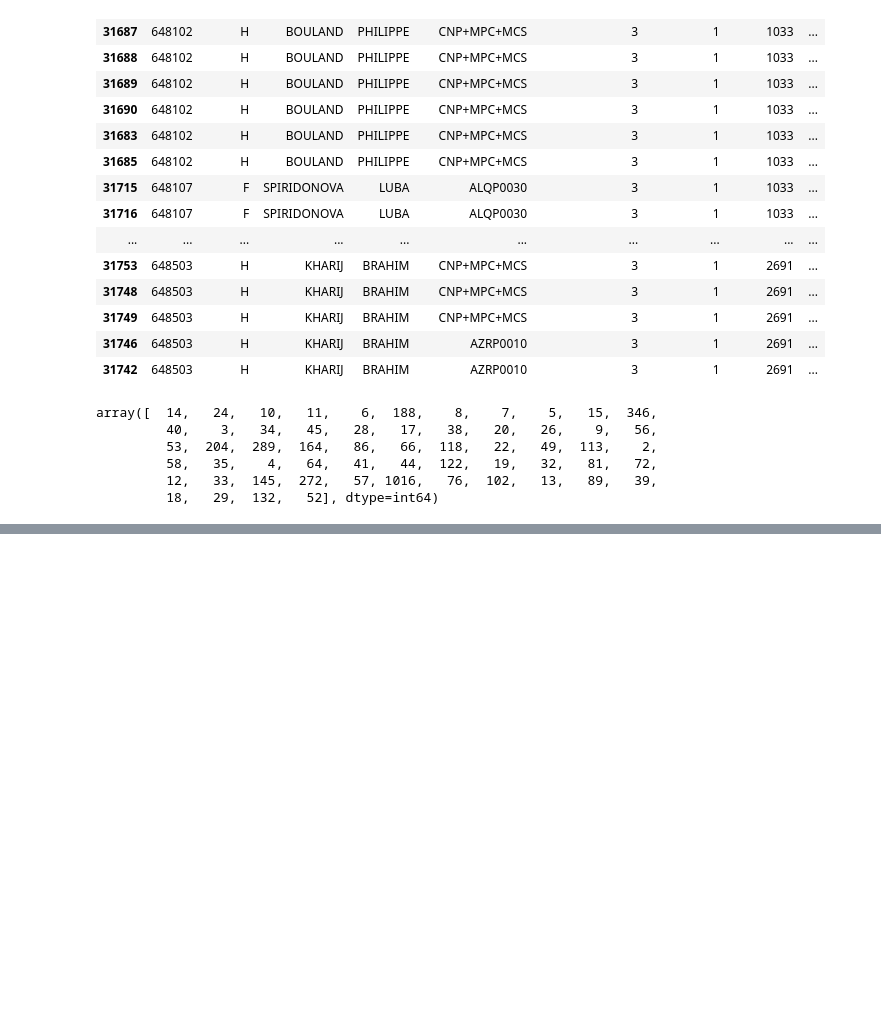
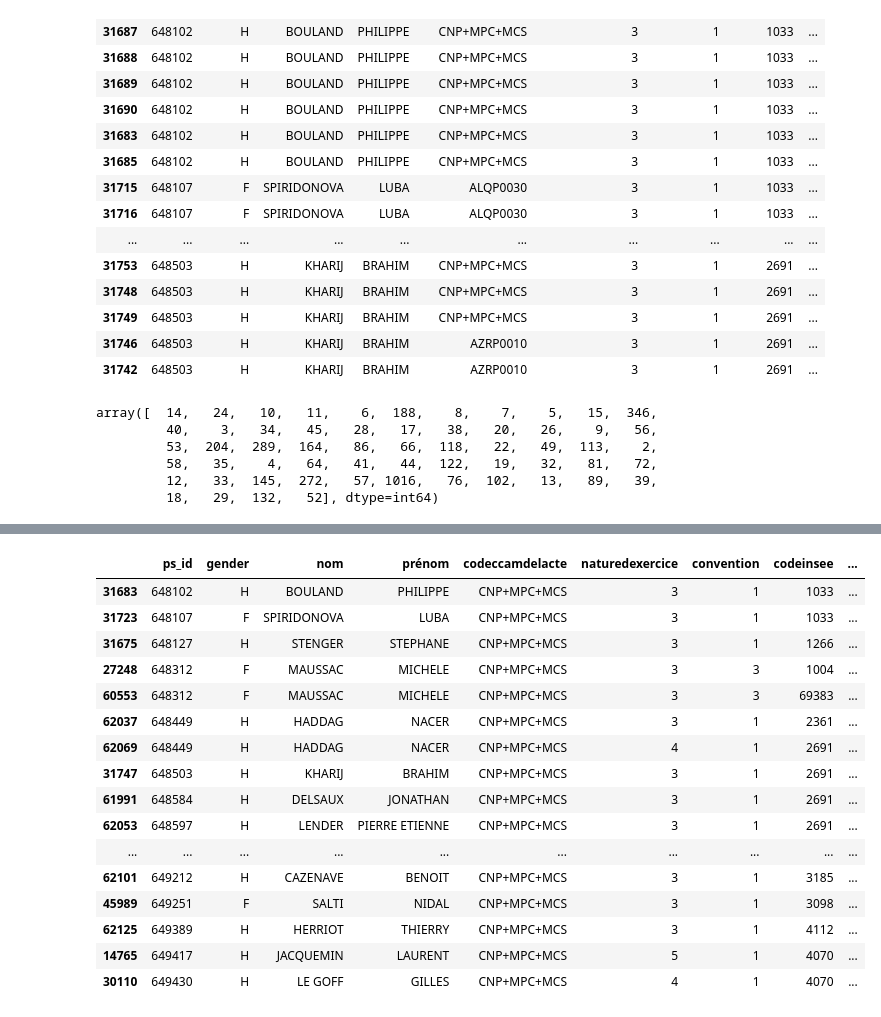
Before and after one commit to cyrilvincent/skema, a Jupyter notebook: depassement/depassement_psy.ipynb, the cells around one changed output, grey strips where cells are left out. Saved outputs shown, nothing was run; the diff lists cells and outputs as text; code cells hidden in the pictures; blank space fills up the shorter version.

```diff
--- a/depassement/depassement_psy.ipynb
+++ b/depassement/depassement_psy.ipynb
@@ -168,0 +313,4 @@ array([  14,   24,   10,   11,    6,  188,    8,    7,    5,   15,  346,
+# %%
+# 45339
+df = df[(df['codeccamdelacte'] == "CNP") | (df['codeccamdelacte'] == "CNP+MPC+MCS")]
+df
@@ -168,0 +335,5 @@ array([  14,   24,   10,   11,    6,  188,    8,    7,    5,   15,  346,
+# %%
+# 23421
+print(len(df[(df['convention'] == 1) & (df['optioncontratdaccèsauxsoins'] == False)]))
+df.loc[(df['convention'] == 1) & (df['optioncontratdaccèsauxsoins'] == False), 'mp'] = tarif_s1
+df
@@ -168,0 +358,5 @@ array([  14,   24,   10,   11,    6,  188,    8,    7,    5,   15,  346,
+# %%
+# Efface 39500
+# Reste 5839
+df = df.drop_duplicates(subset=['b', 'convention', 'codeccamdelacte'])
+df
@@ -168,0 +377,3 @@ array([  14,   24,   10,   11,    6,  188,    8,    7,    5,   15,  346,
+# %%
+df = df.sort_values(by=['b',"convention"])
+df.head(10)
@@ -168,0 +392,21 @@ array([  14,   24,   10,   11,    6,  188,    8,    7,    5,   15,  346,
+# %%
+df['prixmoyen'] = df.groupby(['b', 'convention'])['mp'].transform('max')
+df.head(30)
+# %% [output]
+|  | ps_id | gender | nom | prénom | codeccamdelacte | naturedexercice | convention | codeinsee | ... |
+| 31683 | 648102 | H | BOULAND | PHILIPPE | CNP+MPC+MCS | 3 | 1 | 1033 | ... |
+| 31723 | 648107 | F | SPIRIDONOVA | LUBA | CNP+MPC+MCS | 3 | 1 | 1033 | ... |
+| 31675 | 648127 | H | STENGER | STEPHANE | CNP+MPC+MCS | 3 | 1 | 1266 | ... |
+| 27248 | 648312 | F | MAUSSAC | MICHELE | CNP+MPC+MCS | 3 | 3 | 1004 | ... |
+| 60553 | 648312 | F | MAUSSAC | MICHELE | CNP+MPC+MCS | 3 | 3 | 69383 | ... |
+| 62037 | 648449 | H | HADDAG | NACER | CNP+MPC+MCS | 3 | 1 | 2361 | ... |
+| 62069 | 648449 | H | HADDAG | NACER | CNP+MPC+MCS | 4 | 1 | 2691 | ... |
+| 31747 | 648503 | H | KHARIJ | BRAHIM | CNP+MPC+MCS | 3 | 1 | 2691 | ... |
+| 61991 | 648584 | H | DELSAUX | JONATHAN | CNP+MPC+MCS | 3 | 1 | 2691 | ... |
+| 62053 | 648597 | H | LENDER | PIERRE ETIENNE | CNP+MPC+MCS | 3 | 1 | 2691 | ... |
+| ... | ... | ... | ... | ... | ... | ... | ... | ... | ... |
+| 62101 | 649212 | H | CAZENAVE | BENOIT | CNP+MPC+MCS | 3 | 1 | 3185 | ... |
+| 45989 | 649251 | F | SALTI | NIDAL | CNP+MPC+MCS | 3 | 1 | 3098 | ... |
+| 62125 | 649389 | H | HERRIOT | THIERRY | CNP+MPC+MCS | 3 | 1 | 4112 | ... |
+| 14765 | 649417 | H | JACQUEMIN | LAURENT | CNP+MPC+MCS | 5 | 1 | 4070 | ... |
+| 30110 | 649430 | H | LE GOFF | GILLES | CNP+MPC+MCS | 4 | 1 | 4070 | ... |
```
Also changed, not shown: parts of 28 cells of this notebook, 1 other file.
